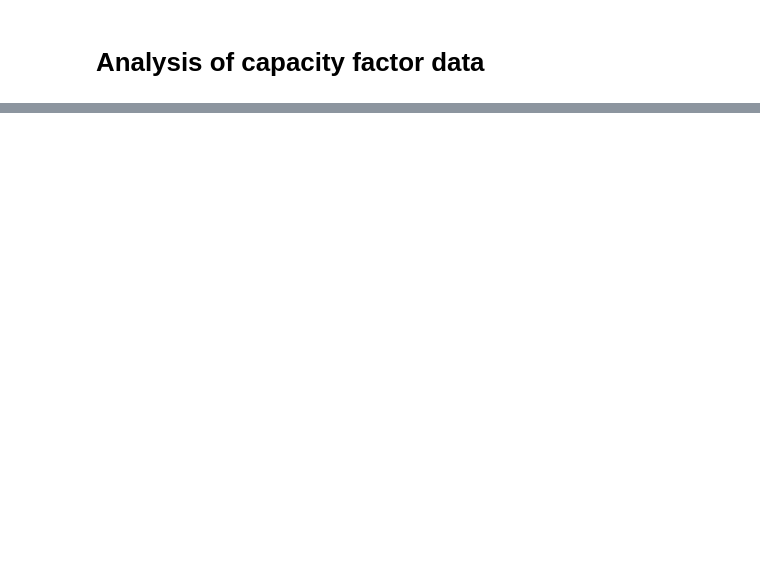
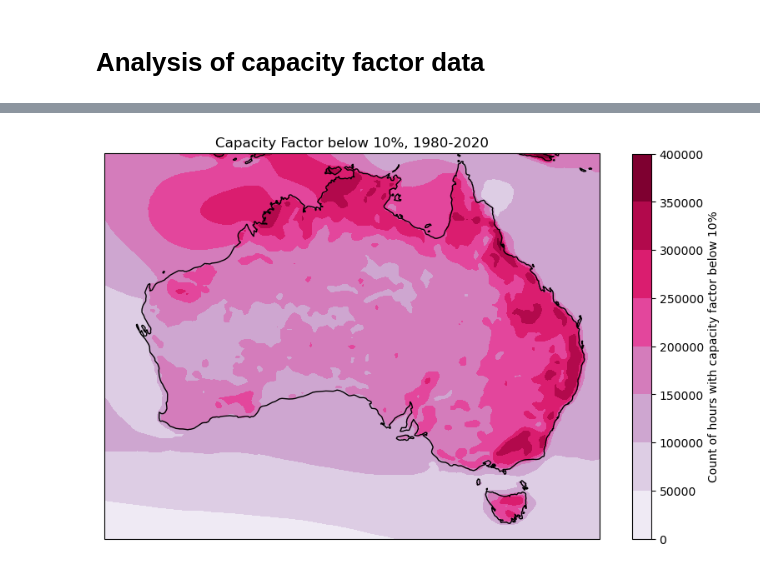
Before and after one commit to 21centuryweather/GC26_energy_synoptics, a Jupyter notebook: dev/wind_drought/wind_capacity_factor_analysis.ipynb, the cells around one changed output, grey strips where cells are left out. Cells and saved outputs as stored; diff of their text form; code cells hidden in the pictures; blank space fills up the shorter version.

Commit message:
Plot count and fraction of hours with low capacity factor

```diff
--- a/dev/wind_drought/wind_capacity_factor_analysis.ipynb
+++ b/dev/wind_drought/wind_capacity_factor_analysis.ipynb
@@ -9,10 +20,9 @@ END_YEAR = 2020
 # %%
 # Specify path of capacity factor data
-# cf_path = "/g/data/w42/dr6273/work/projects/Aus_energy/production_metrics/wind/capacity_factor/van_der_Wiel/*.nc"
-cf_path = '/g/data/w42/dr6273/work/projects/Aus_energy/production_metrics/wind/capacity_factor/van_der_Wiel/wind_capacity_factor_van_der_Wiel_era5_hourly_2023_Aus.nc'
+cf_paths = [f'/g/data/w42/dr6273/work/projects/Aus_energy/production_metrics/wind/capacity_factor/van_der_Wiel/wind_capacity_factor_van_der_Wiel_era5_hourly_{year}_Aus.nc' for year in range(START_YEAR, END_YEAR+1)]
 # %%
 # Read capacity factor data
 cf_ds = xr.open_mfdataset(
-    cf_path,
+    cf_paths,
     chunks={"time": 365*5}
 )
@@ -41,0 +29,78 @@ Capacity factor at 10th percentile is  0.11134873
+# %%
+# Calculating instances where cf below threshold #
+cf_below_10_percent = np.less(cf_ds['capacity_factor'], 0.1)
+cf_below_20_percent = np.less(cf_ds['capacity_factor'], 0.2)
+# %%
+# Count instances where cf below threshold #
+cf_below_10_percent_count = np.sum(cf_below_10_percent, axis=0)
+cf_below_20_percent_count = np.sum(cf_below_20_percent, axis=0)
+# %%
+# Getting Lats/Lons #
+lon_1d = cf_ds["lon"]
+lat_1d = cf_ds["lat"]
+
+lon_min, lon_max, lat_min, lat_max = lon_1d.min(), lon_1d.max(), lat_1d.min(), lat_1d.max()
+
+# Making lat/lons into 2d grids #
+lon2d, lat2d = np.meshgrid(lon_1d, lat_1d)
+
+# Plotting #
+# Below 10% Map #
+fig_below_10_percent = plt.figure(figsize=(10, 6))
+
+# Map configuration #
+ax1 = plt.axes(projection=ccrs.PlateCarree(central_longitude=134))
+ax1.set_extent([lon_min, lon_max, lat_min, lat_max], crs=ccrs.PlateCarree())
+
+# Add map features #
+ax1.coastlines()
+ax1.add_feature(cfeature.BORDERS, linestyle=':')
+ax1.add_feature(cfeature.LAND, alpha=0.3)
+ax1.add_feature(cfeature.OCEAN, alpha=0.2)
+
+# Add title #
+ax1.set_title(f"Capacity Factor below 10%, {START_YEAR}-{END_YEAR}")
+
+cf1 = ax1.contourf(
+    lon2d,
+    lat2d,
+    cf_below_10_percent_count,
+    cmap="PuRd",
+    transform=ccrs.PlateCarree(),
+    transform_first = True
+)
+
+cbar = plt.colorbar(cf1, location='right')
+cbar.set_label("Count of hours with capacity factor below 10%")
+fig_below_10_percent.savefig(OUTPUT_DIR + f'capacity_factor_below_10percent_hours_{START_YEAR}_{END_YEAR}.pdf')
+
+# Below 20% Map #
+fig_below_20_percent = plt.figure(figsize=(10, 6))
+
+# Map configuration #
+ax2 = plt.axes(projection=ccrs.PlateCarree(central_longitude=134))
+ax2.set_extent([lon_min, lon_max, lat_min, lat_max], crs=ccrs.PlateCarree())
+
+# Add map features #
+ax2.coastlines()
+ax2.add_feature(cfeature.BORDERS, linestyle=':')
+ax2.add_feature(cfeature.LAND, alpha=0.3)
+ax2.add_feature(cfeature.OCEAN, alpha=0.2)
+
+# Add title #
+ax2.set_title(f"Capacity Factor below 20%, {START_YEAR}-{END_YEAR}")
+
+cf2 = ax2.contourf(
+    lon2d,
+    lat2d,
+    cf_below_20_percent_count,
+    cmap="PuRd",
+    transform=ccrs.PlateCarree(),
+    transform_first = True
+)
+
+cbar = plt.colorbar(cf2, location='right')
+cbar.set_label("Count of hours with capacity factor below 20%")
+fig_below_20_percent.savefig(OUTPUT_DIR + f'capacity_factor_below_20percent_hours_{START_YEAR}_{END_YEAR}.pdf')
+# %% [output]
+[figure, added]
```
Also changed, not shown: parts of 9 cells of this notebook.
